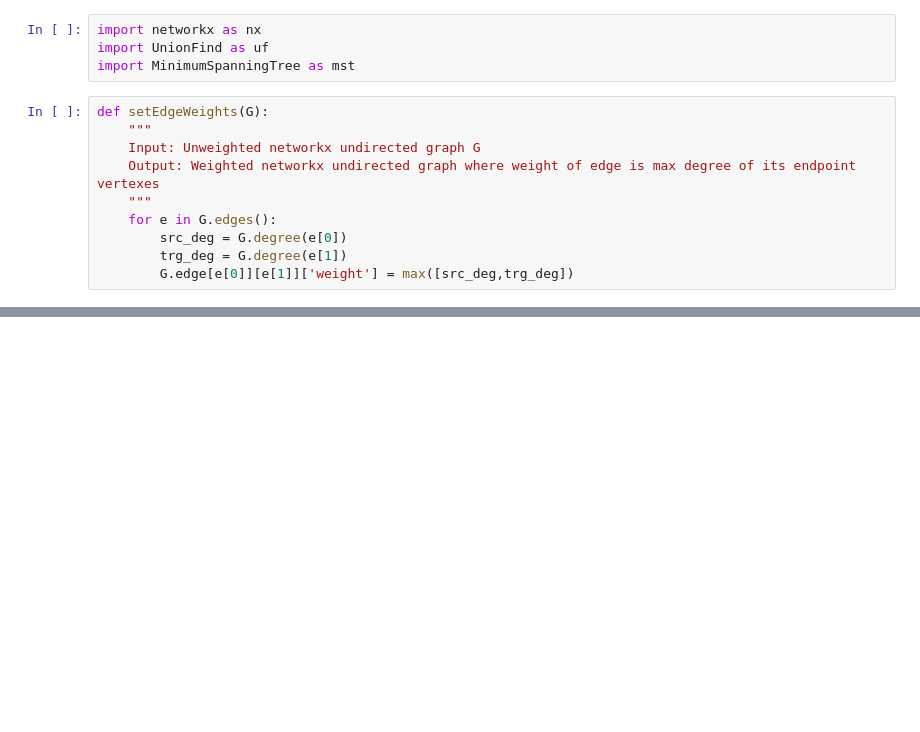
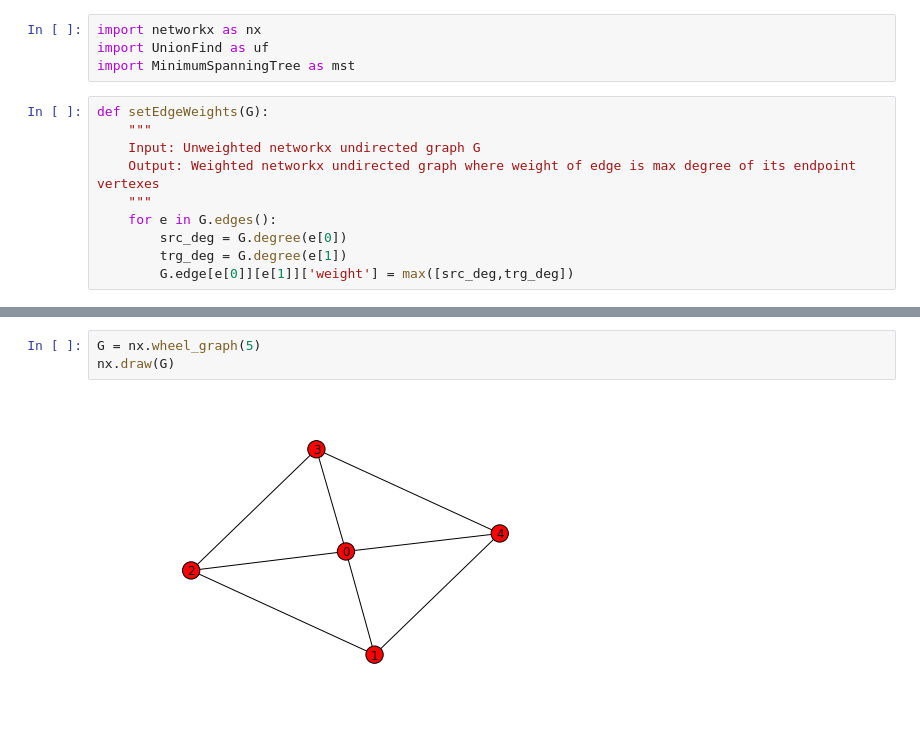
Before and after one commit to malachaifrazier/mlst, a Jupyter notebook: Mlst.ipynb, the cells around one changed output, grey strips where cells are left out. Saved outputs shown, nothing was run; the diff lists cells and outputs as text; blank space fills up the shorter version.

Commit message:
wheel graph case shown

```diff
--- a/Mlst.ipynb
+++ b/Mlst.ipynb
@@ -23 +45,6 @@ def degBasedMST(G):
+# %%
+G = nx.wheel_graph(5)
+nx.draw(G)
+# %% [output]
+[figure, added]
 # %%
```
Also changed, not shown: parts of 5 cells of this notebook.
